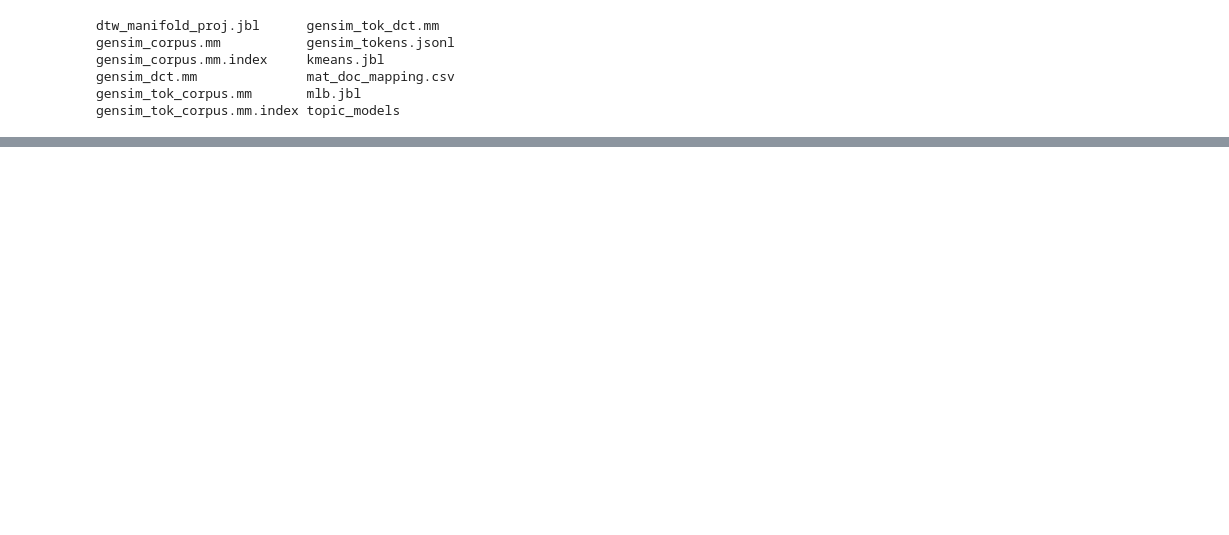
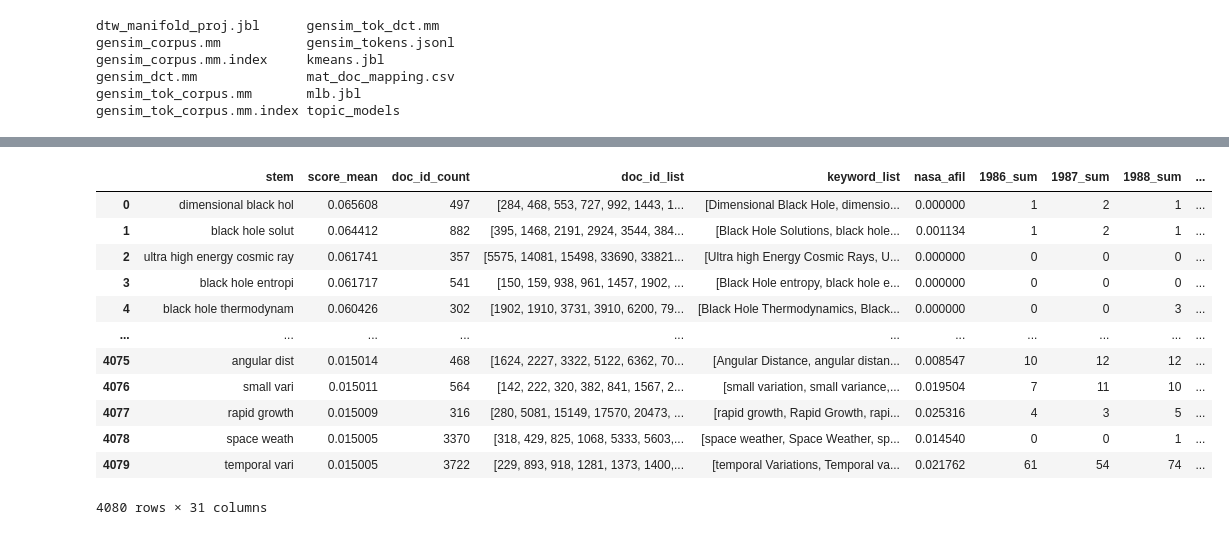
Before and after one commit to abuonomo/topic-emergence-ADS, a Jupyter notebook: notebook/arb-13-topic-freqs.ipynb, the cells around one changed output, grey strips where cells are left out. Saved outputs shown, nothing was run; the diff lists cells and outputs as text; code cells hidden in the pictures; blank space fills up the shorter version.

```diff
--- a/notebook/arb-13-topic-freqs.ipynb
+++ b/notebook/arb-13-topic-freqs.ipynb
@@ -109,0 +98,16 @@ plt.plot(topic_ts['year'], topic_ts.iloc[:, 1])
+# %%
+kwds_df
+# %% [output]
+|  | stem | score_mean | doc_id_count | doc_id_list | keyword_list | nasa_afil | 1986_sum | 1987_sum | 1988_sum | ... |
+| 0 | dimensional black hol | 0.065608 | 497 | [284, 468, 553, 727, 992, 1443, 1... | [Dimensional Black Hole, dimensio... | 0.000000 | 1 | 2 | 1 | ... |
+| 1 | black hole solut | 0.064412 | 882 | [395, 1468, 2191, 2924, 3544, 384... | [Black Hole Solutions, black hole... | 0.001134 | 1 | 2 | 1 | ... |
+| 2 | ultra high energy cosmic ray | 0.061741 | 357 | [5575, 14081, 15498, 33690, 33821... | [Ultra high Energy Cosmic Rays, U... | 0.000000 | 0 | 0 | 0 | ... |
+| 3 | black hole entropi | 0.061717 | 541 | [150, 159, 938, 961, 1457, 1902, ... | [Black Hole entropy, black hole e... | 0.000000 | 0 | 0 | 0 | ... |
+| 4 | black hole thermodynam | 0.060426 | 302 | [1902, 1910, 3731, 3910, 6200, 79... | [Black Hole Thermodynamics, Black... | 0.000000 | 0 | 0 | 3 | ... |
+| ... | ... | ... | ... | ... | ... | ... | ... | ... | ... | ... |
+| 4075 | angular dist | 0.015014 | 468 | [1624, 2227, 3322, 5122, 6362, 70... | [Angular Distance, angular distan... | 0.008547 | 10 | 12 | 12 | ... |
+| 4076 | small vari | 0.015011 | 564 | [142, 222, 320, 382, 841, 1567, 2... | [small variation, small variance,... | 0.019504 | 7 | 11 | 10 | ... |
+| 4077 | rapid growth | 0.015009 | 316 | [280, 5081, 15149, 17570, 20473, ... | [rapid growth, Rapid Growth, rapi... | 0.025316 | 4 | 3 | 5 | ... |
+| 4078 | space weath | 0.015005 | 3370 | [318, 429, 825, 1068, 5333, 5603,... | [space weather, Space Weather, sp... | 0.014540 | 0 | 0 | 1 | ... |
+| 4079 | temporal vari | 0.015005 | 3722 | [229, 893, 918, 1281, 1373, 1400,... | [temporal Variations, Temporal va... | 0.021762 | 61 | 54 | 74 | ... |
+4080 rows × 31 columns
```
Also changed, not shown: parts of 16 cells of this notebook, 7 other files.
